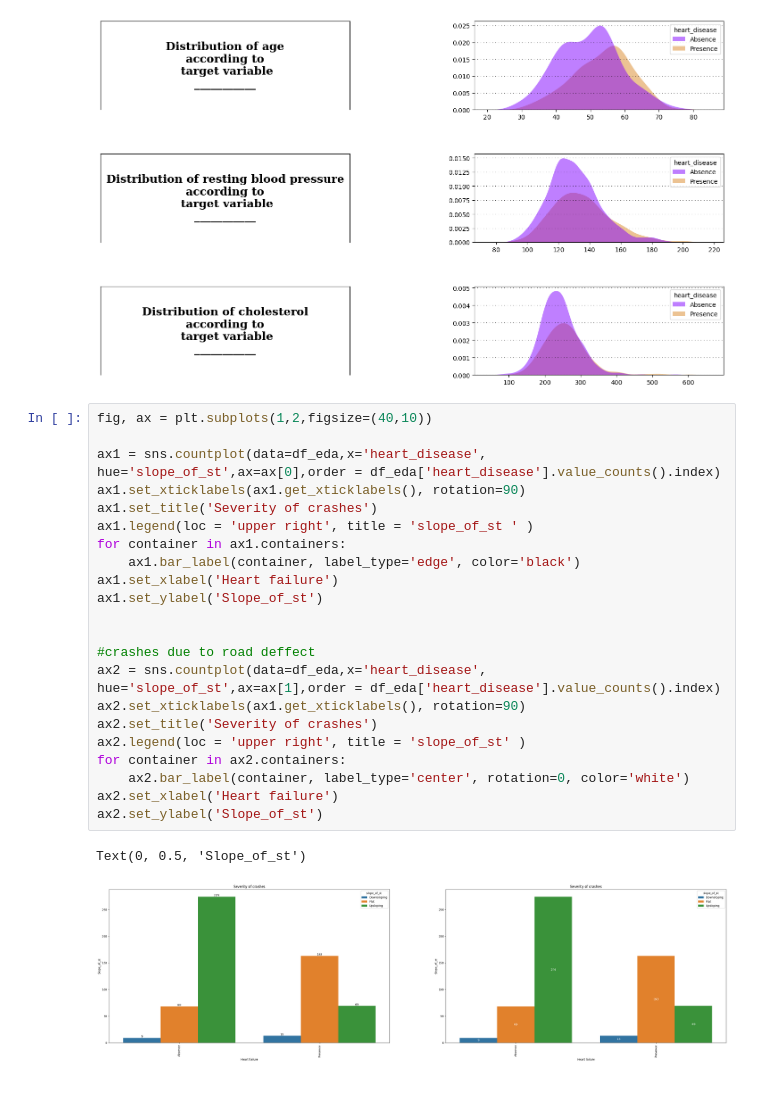
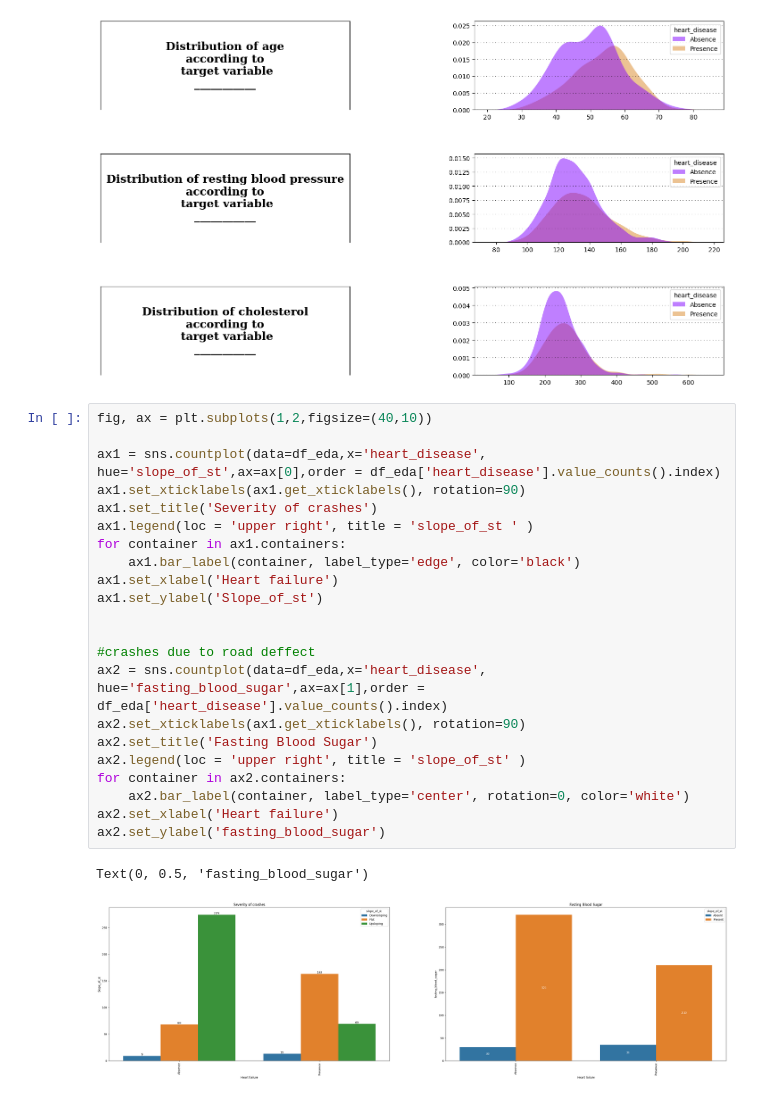
Before and after one commit to DATA-606-SPRING-2023-TUE/SriBhanu_DATA606, a Jupyter notebook: src/Eda_Heart_Failure.ipynb, the cells around one changed output. Cells and saved outputs as stored; diff of their text form.

```diff
--- a/src/Eda_Heart_Failure.ipynb
+++ b/src/Eda_Heart_Failure.ipynb
@@ -448,25 +448,25 @@ Text(0, 0.5, '')
 # %%
 fig, ax = plt.subplots(1,2,figsize=(40,10))
 
 ax1 = sns.countplot(data=df_eda,x='heart_disease', hue='slope_of_st',ax=ax[0],order = df_eda['heart_disease'].value_counts().index)
 ax1.set_xticklabels(ax1.get_xticklabels(), rotation=90)
 ax1.set_title('Severity of crashes')
 ax1.legend(loc = 'upper right', title = 'slope_of_st ' )
 for container in ax1.containers:
     ax1.bar_label(container, label_type='edge', color='black')
 ax1.set_xlabel('Heart failure')
 ax1.set_ylabel('Slope_of_st')
 
 
 #crashes due to road deffect
-ax2 = sns.countplot(data=df_eda,x='heart_disease', hue='slope_of_st',ax=ax[1],order = df_eda['heart_disease'].value_counts().index)
+ax2 = sns.countplot(data=df_eda,x='heart_disease', hue='fasting_blood_sugar',ax=ax[1],order = df_eda['heart_disease'].value_counts().index)
 ax2.set_xticklabels(ax1.get_xticklabels(), rotation=90)
-ax2.set_title('Severity of crashes')
+ax2.set_title('Fasting Blood Sugar')
 ax2.legend(loc = 'upper right', title = 'slope_of_st' )
 for container in ax2.containers:
     ax2.bar_label(container, label_type='center', rotation=0, color='white')
 ax2.set_xlabel('Heart failure')
-ax2.set_ylabel('Slope_of_st')
+ax2.set_ylabel('fasting_blood_sugar')
 # %% [output]
-Text(0, 0.5, 'Slope_of_st')
+Text(0, 0.5, 'fasting_blood_sugar')
-[figure, old version]
+[figure, new version]
```
Also changed, not shown: parts of 2 cells of this notebook.
